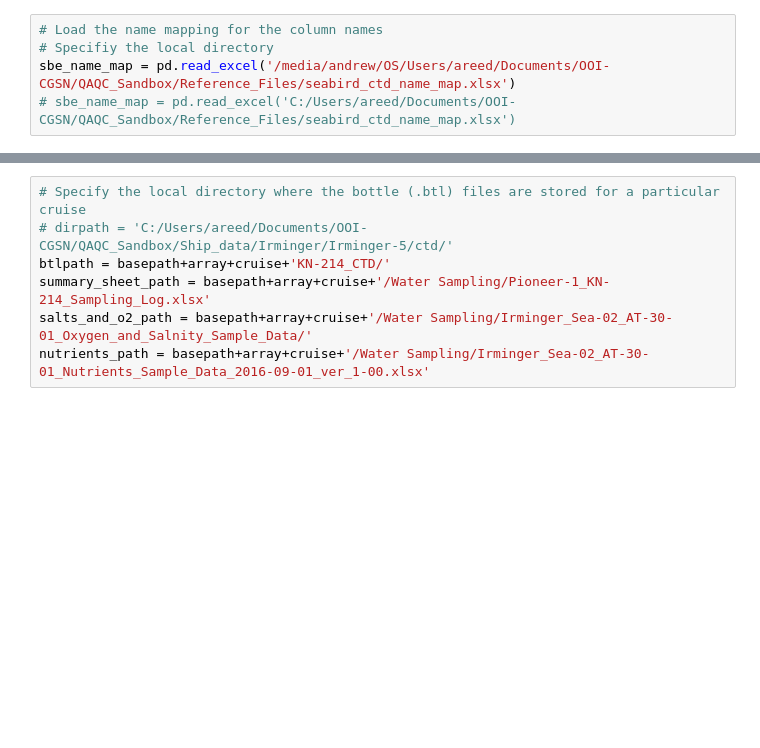
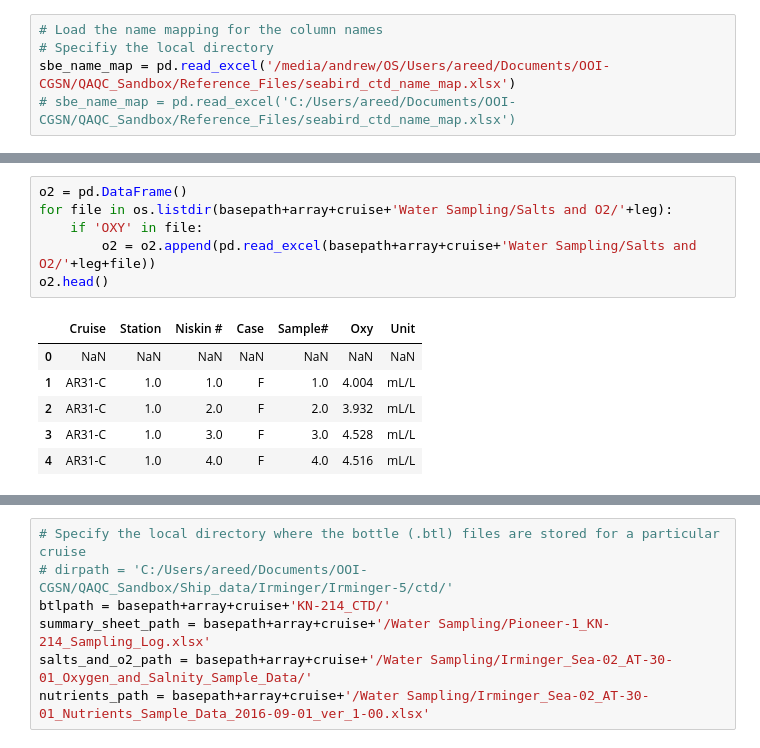
Before and after one commit to cooleyky/QAQC_Sandbox, a Jupyter notebook: Ship_data/btl_file_processing.ipynb, the cells around one changed output, grey strips where cells are left out. Cells and saved outputs as stored; diff of their text form; blank space fills up the shorter version.

```diff
--- a/Ship_data/btl_file_processing.ipynb
+++ b/Ship_data/btl_file_processing.ipynb
@@ -209,0 +179,13 @@ pd.read_excel(basepath+array+cruise+'Water Sampling/Salts and O2/0003A001SAL.xls
+# %%
+o2 = pd.DataFrame()
+for file in os.listdir(basepath+array+cruise+'Water Sampling/Salts and O2/'+leg):
+    if 'OXY' in file:
+        o2 = o2.append(pd.read_excel(basepath+array+cruise+'Water Sampling/Salts and O2/'+leg+file))
+o2.head()
+# %% [output]
+|  | Cruise | Station | Niskin # | Case | Sample# | Oxy | Unit |
+| 0 | NaN | NaN | NaN | NaN | NaN | NaN | NaN |
+| 1 | AR31-C | 1.0 | 1.0 | F | 1.0 | 4.004 | mL/L |
+| 2 | AR31-C | 1.0 | 2.0 | F | 2.0 | 3.932 | mL/L |
+| 3 | AR31-C | 1.0 | 3.0 | F | 3.0 | 4.528 | mL/L |
+| 4 | AR31-C | 1.0 | 4.0 | F | 4.0 | 4.516 | mL/L |
```
Also changed, not shown: parts of 27 cells of this notebook.
